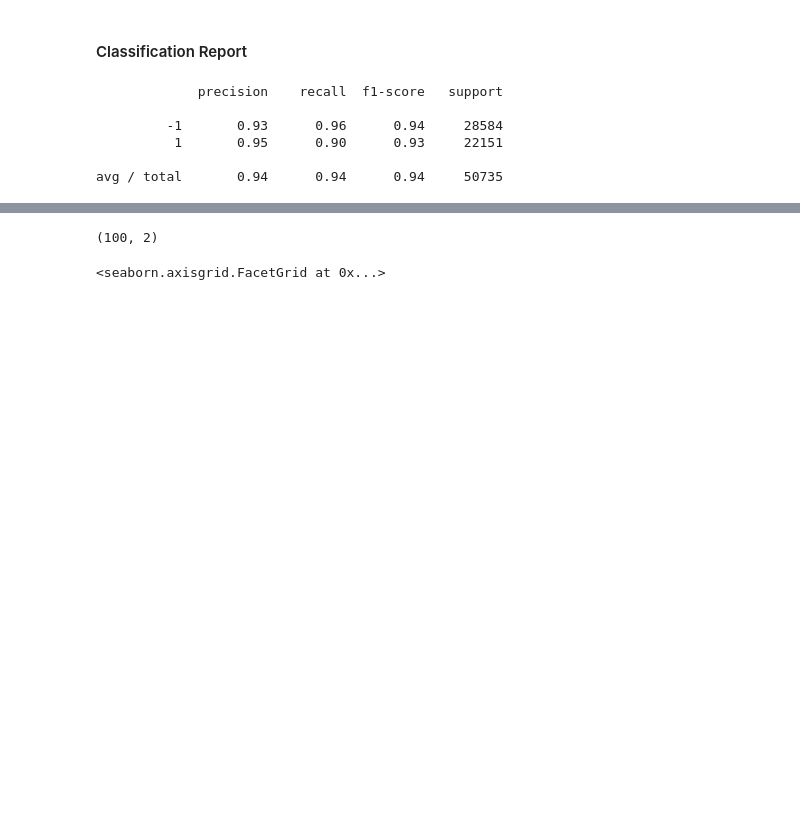
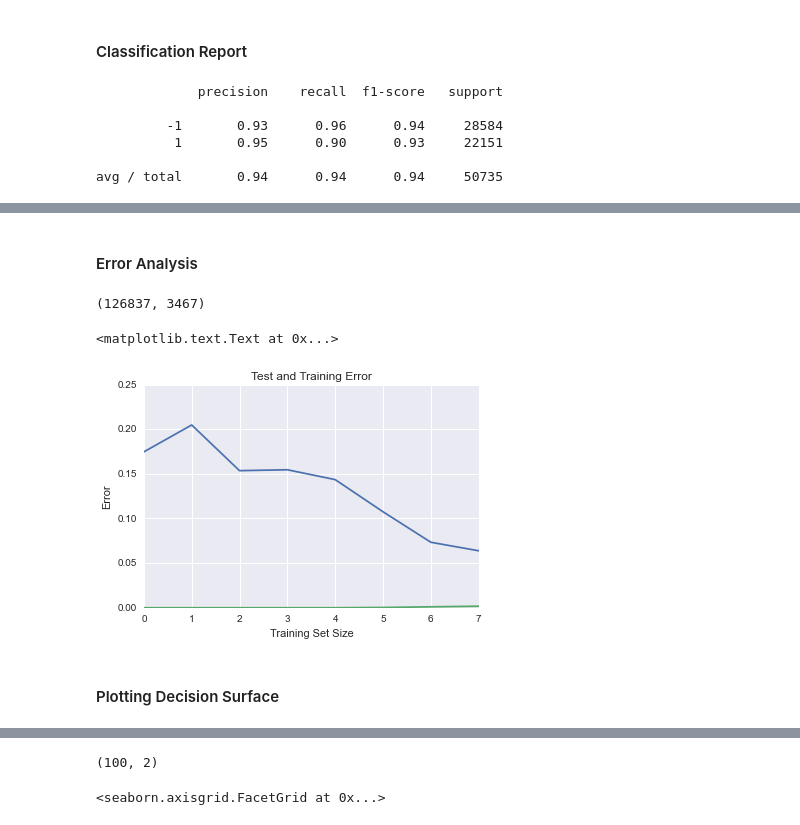
Before and after one commit to ionox0/ML_Kaggle, a Jupyter notebook: code/Competition.ipynb, the cells around one changed output, grey strips where cells are left out. Saved outputs shown, nothing was run; the diff lists cells and outputs as text; code cells hidden in the pictures; blank space fills up the shorter version.

```diff
--- a/code/Competition.ipynb
+++ b/code/Competition.ipynb
@@ -243,4 +264,4 @@ cv_scores
 # %% [output]
 array([ 0.9392611 ,  0.94026932])
 # %%
-rf_clf.fit(X_train_dummies, y)
+# rf_clf.fit(X_train_dummies, y)
@@ -427,3 +433,0 @@ fpixs = [ix for ix in range(X_test.shape[0]) if ix not in fndf.index]
-# %%
-X_test = X_test[ixs]
-y_test = y_test[ixs]
@@ -429,0 +445,35 @@ y_test = y_test[ixs]
+# %% [markdown]
+#### Error Analysis
+# %%
+X_best_cols = X_train_dummies[best_cols[:100]]
+# %%
+rows = X_train_dummies.shape[0]
+sample_sizes = [int(rows/1000), int(rows/500), int(rows/250), int(rows/100), int(rows/50), int(rows/10), int(rows/2), rows]
+training_errors = []
+test_errors = []
+for sample in sample_sizes:
+    X = X_best_cols.sample(sample)
+    sample_ixs = list(X.index)
+    y_sample = y[sample_ixs]
+    X_train, X_test, y_train, y_test = train_test_split(X, y_sample, test_size=0.5)
+    rf_clf.fit(X_train, y_train)
+    train_error = 1 - rf_clf.score(X_train, y_train)
+    test_error = 1 - rf_clf.score(X_test, y_test)
+    training_errors.append(train_error)
+    test_errors.append(test_error)
+# %%
+X_train_dummies.shape
+# %% [output]
+(126837, 3467)
+# %%
+plt.figure()
+pd.Series(test_errors).plot()
+pd.Series(training_errors).plot()
+plt.xlabel('Training Set Size')
+plt.ylabel('Error')
+plt.title('Test and Training Error')
+# %% [output]
+<matplotlib.text.Text at 0x...>
+[figure, added]
+# %% [markdown]
+#### Plotting Decision Surface
```
Also changed, not shown: parts of 26 cells of this notebook.
